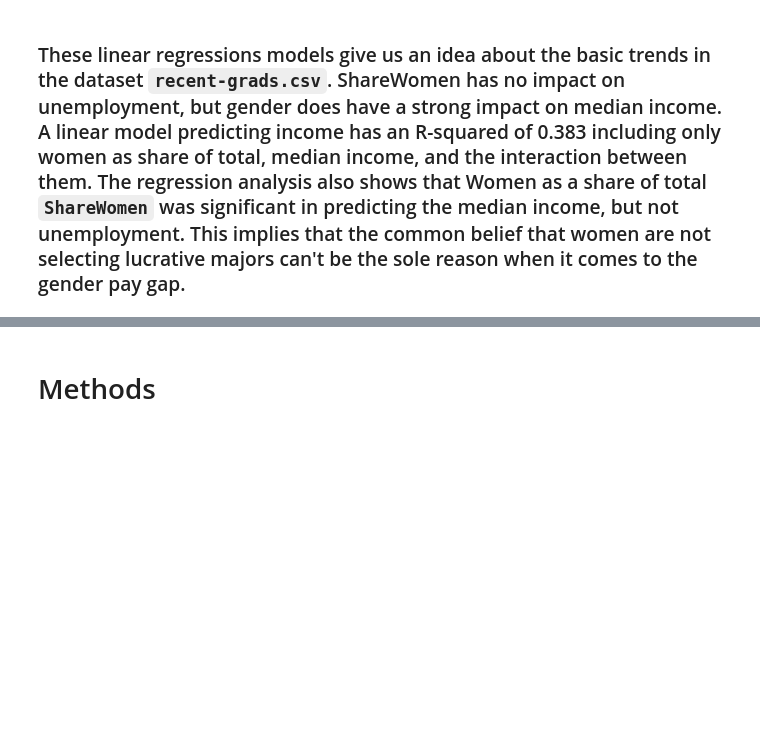
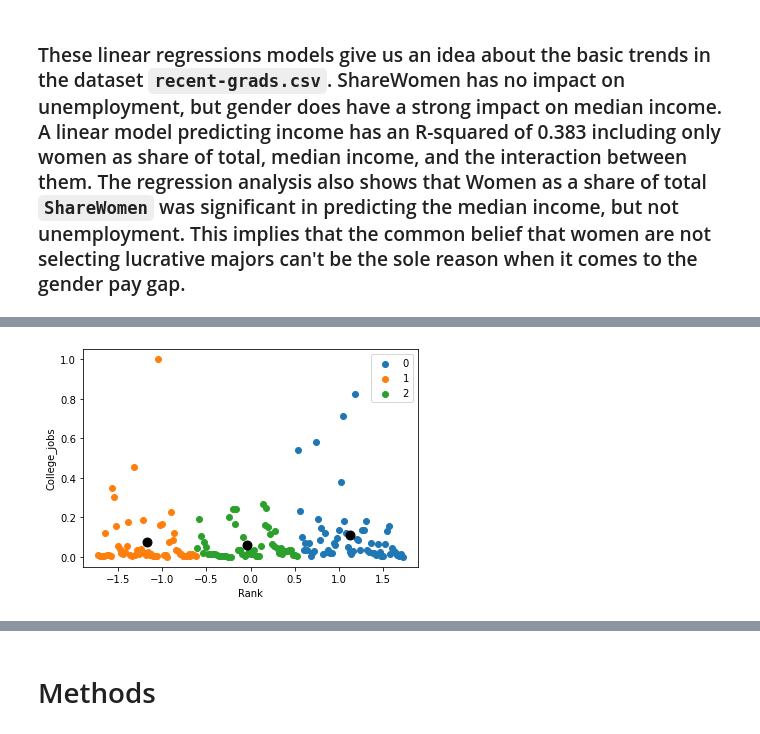
Before and after one commit to puneettokhi/CMPE255, a Jupyter notebook: college_major_analysis.ipynb, the cells around one changed output, grey strips where cells are left out. Drawn from its saved outputs; the diff is of its cells as text; code cells hidden in the pictures; blank space fills up the shorter version.

```diff
--- a/college_major_analysis.ipynb
+++ b/college_major_analysis.ipynb
@@ -631,0 +664,12 @@ Notes:
+# %%
+u_labels= np.unique(km.labels_)
+centroids = km.cluster_centers_
+for i in u_labels:
+    plt.scatter((scaled_grads_data[label == i ]).iloc[:,0] , (scaled_grads_data[label == i]).iloc[:,1] , label = i)
+plt.scatter(centroids[:,0] , centroids[:,1] , s = 80, c = 'black')
+plt.xlabel("Rank")
+plt.ylabel("College_jobs")
+plt.legend()
+plt.show()
+# %% [output]
+[figure, added]
```
Also changed, not shown: parts of 20 cells of this notebook.
